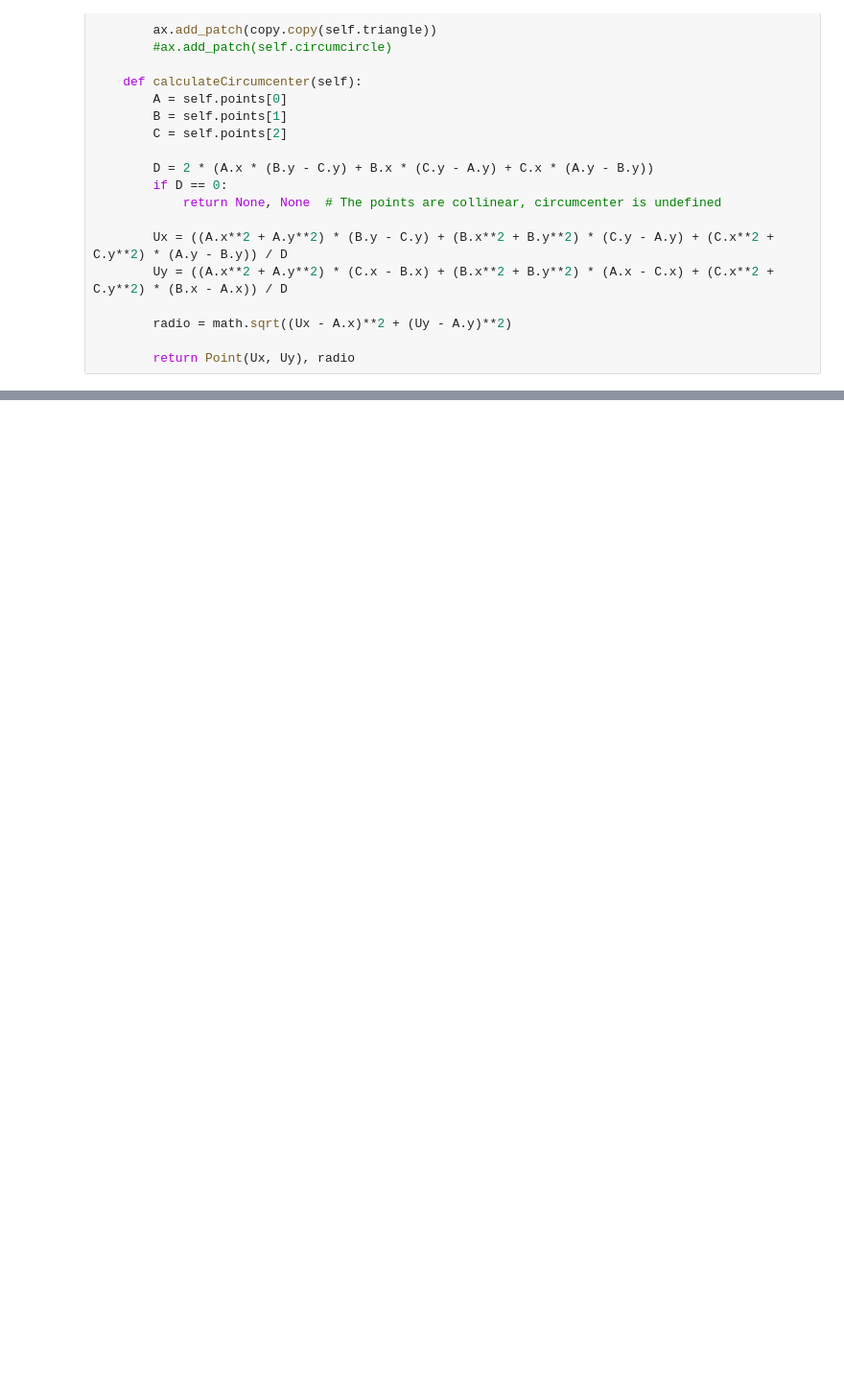
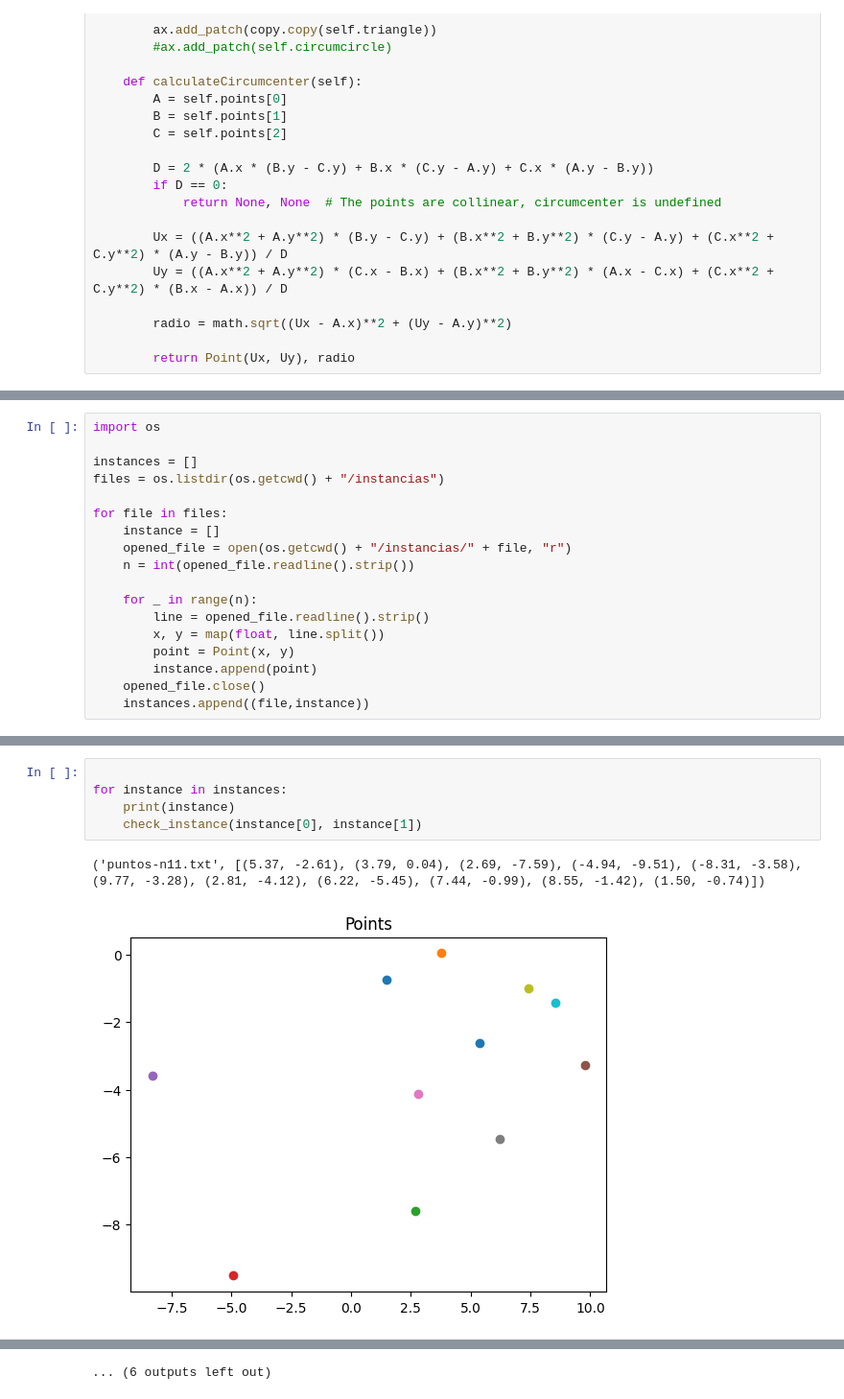
Before and after one commit to jorgenavarro13/AlgoritmosAvanzadosValentina, a Jupyter notebook: Triangulation/BowyerWatson.ipynb, the cells around one changed output, grey strips where cells are left out. Shown at 96% size. Cells and saved outputs as stored; diff of their text form; blank space fills up the shorter version.

Commit message:
BowyerWatson: Multiple instances

```diff
--- a/Triangulation/BowyerWatson.ipynb
+++ b/Triangulation/BowyerWatson.ipynb
@@ -301,4 +298,22 @@ def bowyerWatson(points):
 
     print("Final T:",T)
     return T
+# %%
+import os
+
+instances = []
+files = os.listdir(os.getcwd() + "/instancias")
+
+for file in files:
+    instance = []
+    opened_file = open(os.getcwd() + "/instancias/" + file, "r")
+    n = int(opened_file.readline().strip())
+
+    for _ in range(n):
+        line = opened_file.readline().strip()
+        x, y = map(float, line.split())
+        point = Point(x, y)
+        instance.append(point)
+    opened_file.close()
+    instances.append((file,instance))
 # %%
@@ -367,0 +342,8 @@ T: [[(57.14, 42.89), (-15.98, 4.46),(62.33, 178.02)], [(57.81, 20.61), (-15.98,
+# %%
+
+for instance in instances:
+    print(instance)
+    check_instance(instance[0], instance[1])
+# %% [output]
+('puntos-n11.txt', [(5.37, -2.61), (3.79, 0.04), (2.69, -7.59), (-4.94, -9.51), (-8.31, -3.58), (9.77, -3.28), (2.81, -4.12), (6.22, -5.45), (7.44, -0.99), (8.55, -1.42), (1.50, -0.74)])
+[figure, added]
@@ -367,0 +408 @@ T: [[(57.14, 42.89), (-15.98, 4.46),(62.33, 178.02)], [(57.81, 20.61), (-15.98,
+... (6 outputs left out)
```
Also changed, not shown: parts of 4 cells of this notebook.
